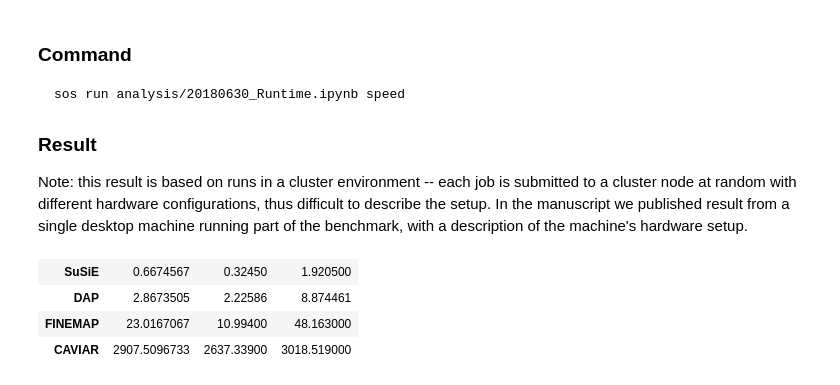
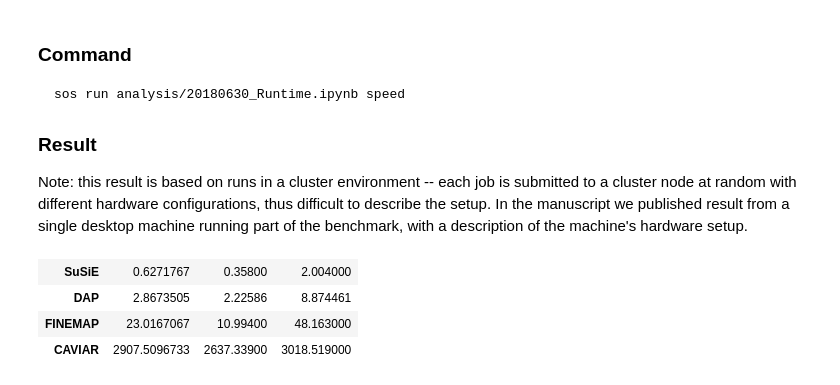
Before and after one commit to stephenslab/susie-paper, a Jupyter notebook: manuscript_results/numerical_results.ipynb, the cells around one changed output. Cells and saved outputs as stored; diff of their text form; code cells hidden in the pictures.

Commit message:
Update numerical results from susie.summary() function

```diff
--- a/manuscript_results/numerical_results.ipynb
+++ b/manuscript_results/numerical_results.ipynb
@@ -312,10 +331,10 @@ sos run analysis/20180630_Runtime.ipynb speed
 
 Note: this result is based on runs in a cluster environment -- each job is submitted to a cluster node at random with different hardware configurations, thus difficult to describe the setup. In the manuscript we published result from a single desktop machine running part of the benchmark, with a description of the machine's hardware setup.
 # %%
-dat = readRDS('susie_comparison/speed_comparison_0722_estvar_true.rds')
+dat = readRDS('susie_comparison/speed_comparison_1008_prior_0p1_null_0p0.rds')
 t(apply(dat, 2, function(x) c(mean(x), min(x), max(x))))
 # %% [output]
-| SuSiE | 0.6674567 | 0.32450 | 1.920500 |
+| SuSiE | 0.6271767 | 0.35800 | 2.004000 |
 | DAP | 2.8673505 | 2.22586 | 8.874461 |
 | FINEMAP | 23.0167067 | 10.99400 | 48.163000 |
 | CAVIAR | 2907.5096733 | 2637.33900 | 3018.519000 |
```
Also changed, not shown: parts of 31 cells of this notebook.
